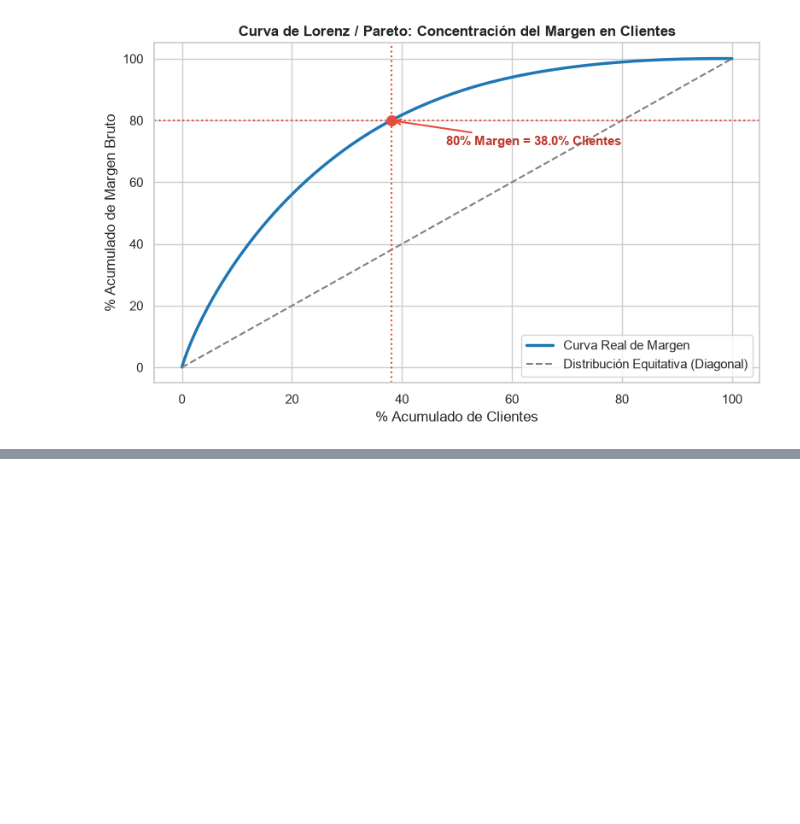
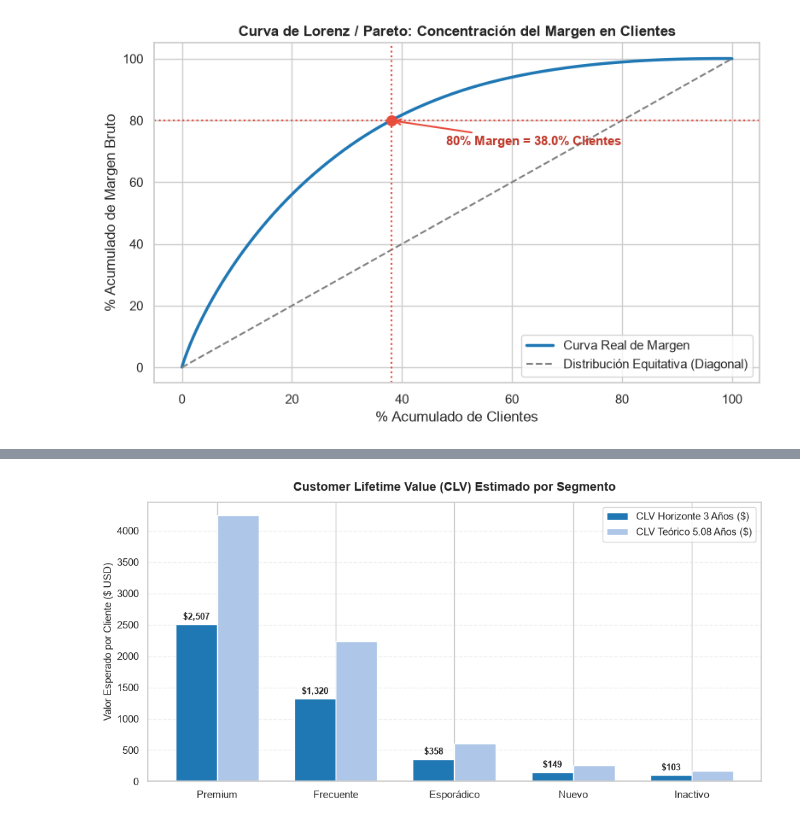
Before and after one commit to DanielAzuaje7/retailventure-intelligence, a Jupyter notebook: notebooks/02_A2_Rentabilidad.ipynb, the cells around one changed output, grey strips where cells are left out. Saved outputs shown, nothing was run; the diff lists cells and outputs as text; code cells hidden in the pictures; blank space fills up the shorter version.

```diff
--- a/notebooks/02_A2_Rentabilidad.ipynb
+++ b/notebooks/02_A2_Rentabilidad.ipynb
@@ -338,0 +373,28 @@ plt.show()
+# %%
+# Gráfico de CLV por Segmento (Horizonte 3 años vs Teórico)
+fig, ax = plt.subplots(figsize=(10, 5))
+x = np.arange(len(clv_seg))
+width = 0.35
+
+rects1 = ax.bar(x - width/2, clv_seg['clv_3_anios'], width, label='CLV Horizonte 3 Años ($)', color='#1F77B4')
+rects2 = ax.bar(x + width/2, clv_seg['clv_teorico_5y'], width, label='CLV Teórico 5.08 Años ($)', color='#AEC7E8')
+
+ax.set_ylabel('Valor Esperado por Cliente ($ USD)', fontsize=11)
+ax.set_title('Customer Lifetime Value (CLV) Estimado por Segmento', fontsize=13, fontweight='bold', pad=12)
+ax.set_xticks(x)
+ax.set_xticklabels(clv_seg['segmento'], fontsize=11)
+ax.legend(frameon=True)
+ax.grid(axis='y', alpha=0.3, linestyle='--')
+
+# Etiquetas sobre las barras
+for rect in rects1:
+    height = rect.get_height()
+    ax.annotate(f'${height:,.0f}',
+                xy=(rect.get_x() + rect.get_width() / 2, height),
+                xytext=(0, 3), textcoords="offset points",
+                ha='center', va='bottom', fontsize=9, fontweight='bold')
+
+plt.tight_layout()
+plt.show()
+# %% [output]
+[figure, added]
```
Also changed, not shown: parts of 21 cells of this notebook, 9 other files.
